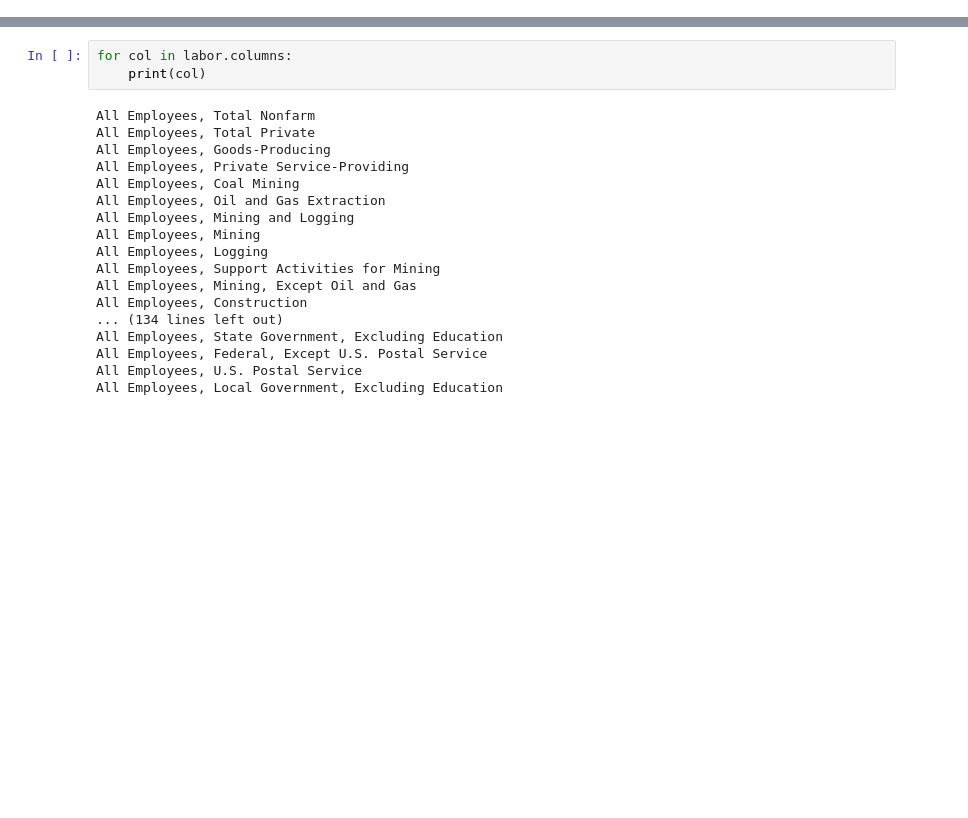
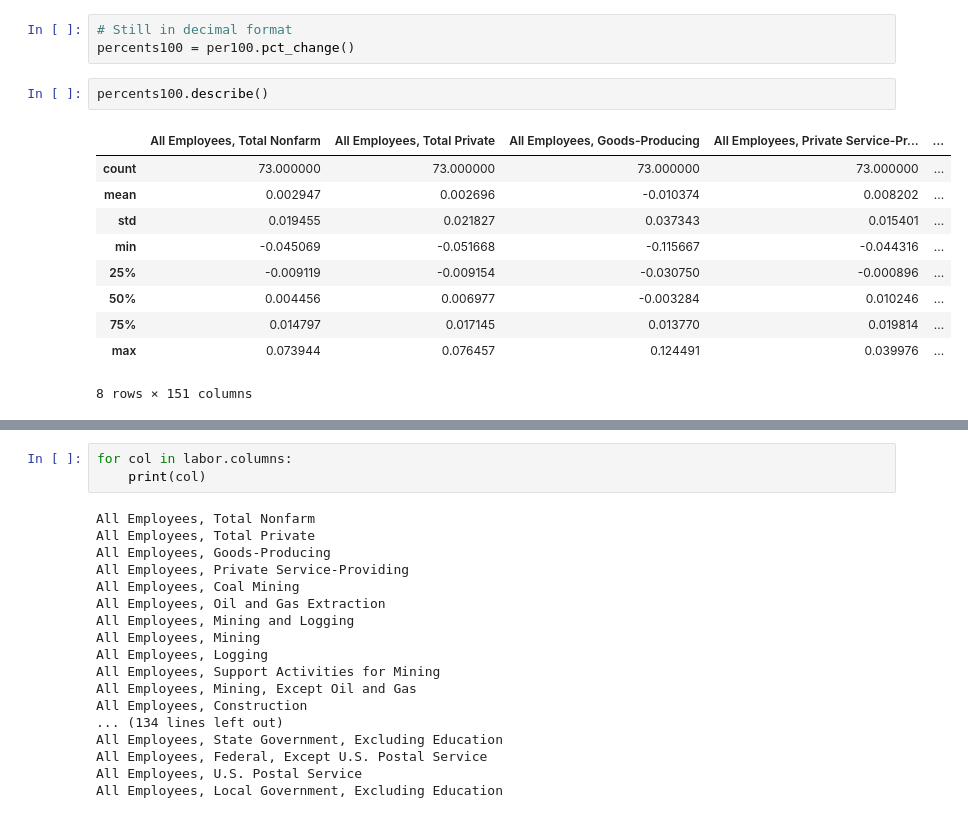
Before and after one commit to GStechschulte/Side_Projects, a Jupyter notebook: LaborMarket/LaborAnalysis.ipynb, the cells around one changed output, grey strips where cells are left out. Cells and saved outputs as stored; diff of their text form; blank space fills up the shorter version.

```diff
--- a/LaborMarket/LaborAnalysis.ipynb
+++ b/LaborMarket/LaborAnalysis.ipynb
@@ -42,0 +86,16 @@ plotter(melt, occs)
+# %%
+# Still in decimal format
+percents100 = per100.pct_change()
+# %%
+percents100.describe()
+# %% [output]
+|  | All Employees, Total Nonfarm | All Employees, Total Private | All Employees, Goods-Producing | All Employees, Private Service-Pr... | ... |
+| count | 73.000000 | 73.000000 | 73.000000 | 73.000000 | ... |
+| mean | 0.002947 | 0.002696 | -0.010374 | 0.008202 | ... |
+| std | 0.019455 | 0.021827 | 0.037343 | 0.015401 | ... |
+| min | -0.045069 | -0.051668 | -0.115667 | -0.044316 | ... |
+| 25% | -0.009119 | -0.009154 | -0.030750 | -0.000896 | ... |
+| 50% | 0.004456 | 0.006977 | -0.003284 | 0.010246 | ... |
+| 75% | 0.014797 | 0.017145 | 0.013770 | 0.019814 | ... |
+| max | 0.073944 | 0.076457 | 0.124491 | 0.039976 | ... |
+8 rows × 151 columns
```
Also changed, not shown: parts of 13 cells of this notebook.
